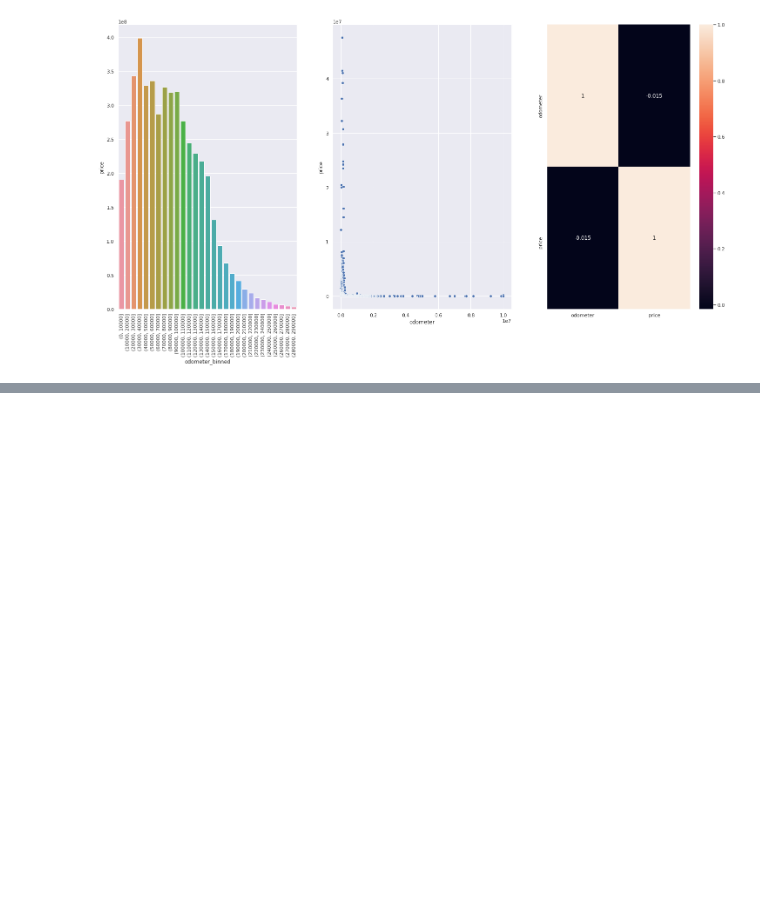
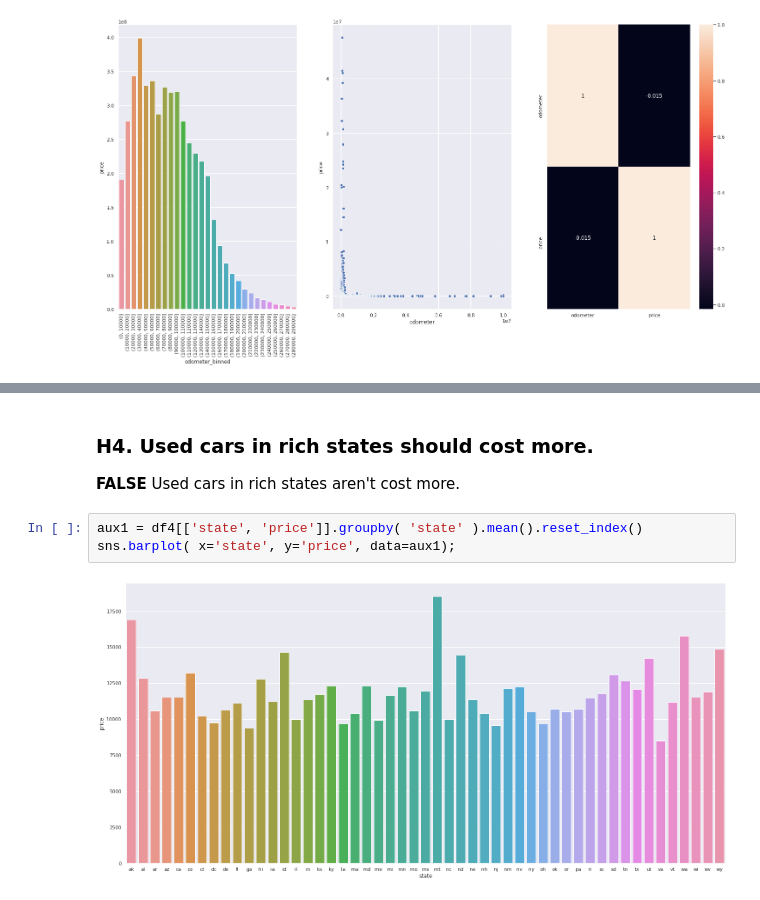
Before and after one commit to panambY/Used_Car_Price, a Jupyter notebook: Used_Car_Price.ipynb, the cells around one changed output, grey strips where cells are left out. Drawn from its saved outputs; the diff is of its cells as text; blank space fills up the shorter version.

```diff
--- a/Used_Car_Price.ipynb
+++ b/Used_Car_Price.ipynb
@@ -1224,0 +1188,8 @@ sns.heatmap( aux1.corr( method='pearson' ), annot=True );
+# %% [markdown]
+### **H4. Used cars in rich states should cost more.**
+**FALSE** Used cars in rich states aren't cost more.
+# %%
+aux1 = df4[['state', 'price']].groupby( 'state' ).mean().reset_index()
+sns.barplot( x='state', y='price', data=aux1);
+# %% [output]
+[figure, added]
```
Also changed, not shown: parts of 24 cells of this notebook.
